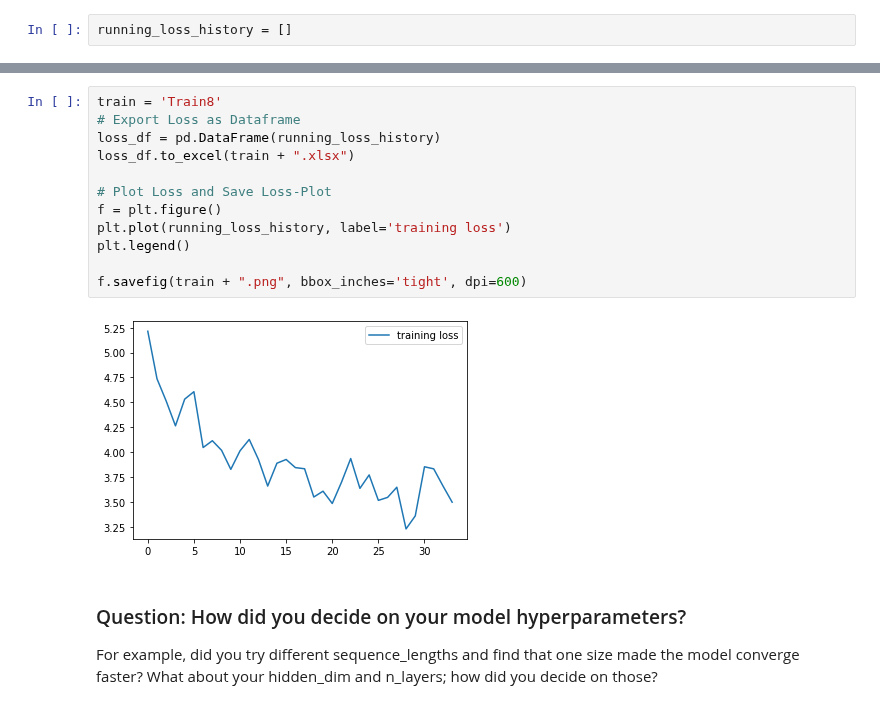
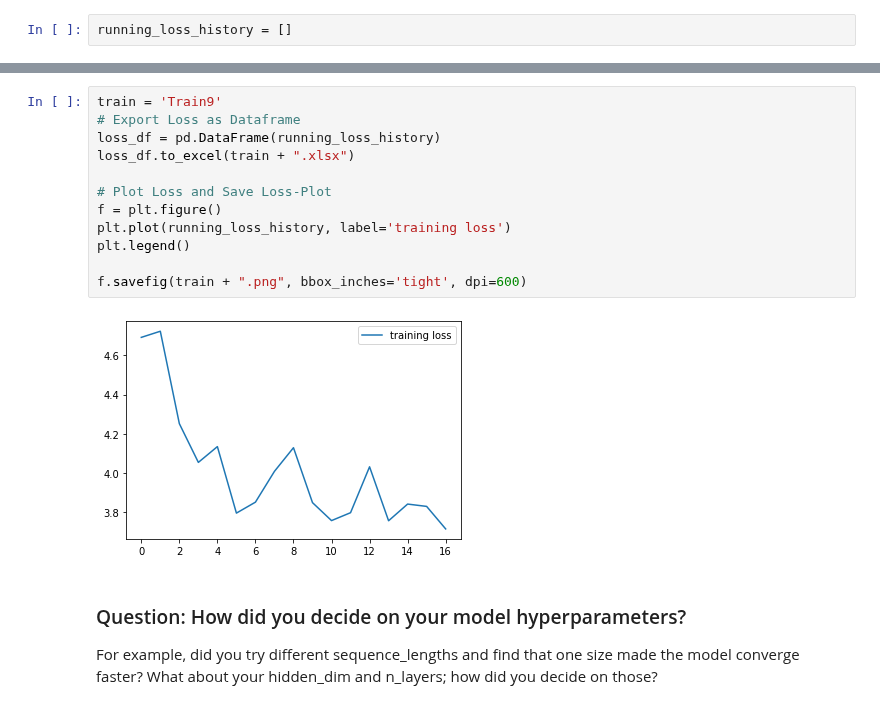
Before and after one commit to ddhartma/TV-Script-Generator, a Jupyter notebook: dlnd_tv_script_generation.ipynb, the cells around one changed output, grey strips where cells are left out. Saved outputs shown, nothing was run; the diff lists cells and outputs as text.

Commit message:
test: Test parameters Train9

```diff
--- a/dlnd_tv_script_generation.ipynb
+++ b/dlnd_tv_script_generation.ipynb
@@ -676,19 +676,19 @@ Epoch:    5/5     Loss: 3.634646455287933
 
 Model Trained and Saved
 # %%
-train = 'Train8'
+train = 'Train9'
 # Export Loss as Dataframe
 loss_df = pd.DataFrame(running_loss_history)
 loss_df.to_excel(train + ".xlsx")
 
 # Plot Loss and Save Loss-Plot
 f = plt.figure()
 plt.plot(running_loss_history, label='training loss')
 plt.legend()
 
 f.savefig(train + ".png", bbox_inches='tight', dpi=600)
 # %% [output]
-[figure, old version]
+[figure, new version]
 # %% [markdown]
 ### Question: How did you decide on your model hyperparameters?
 For example, did you try different sequence_lengths and find that one size made the model converge faster? What about your hidden_dim and n_layers; how did you decide on those?
```
Also changed, not shown: parts of 5 cells of this notebook, 5 other files.
